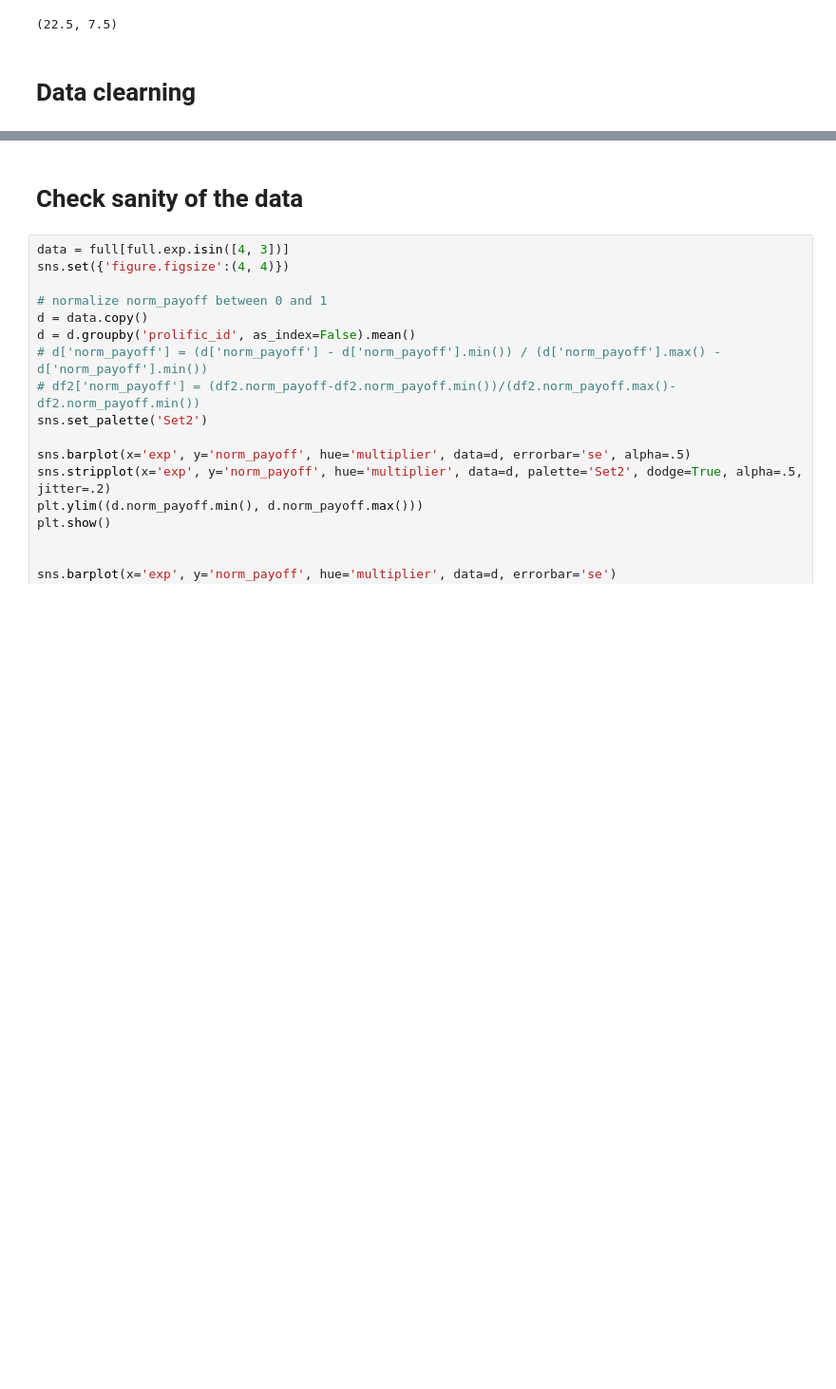
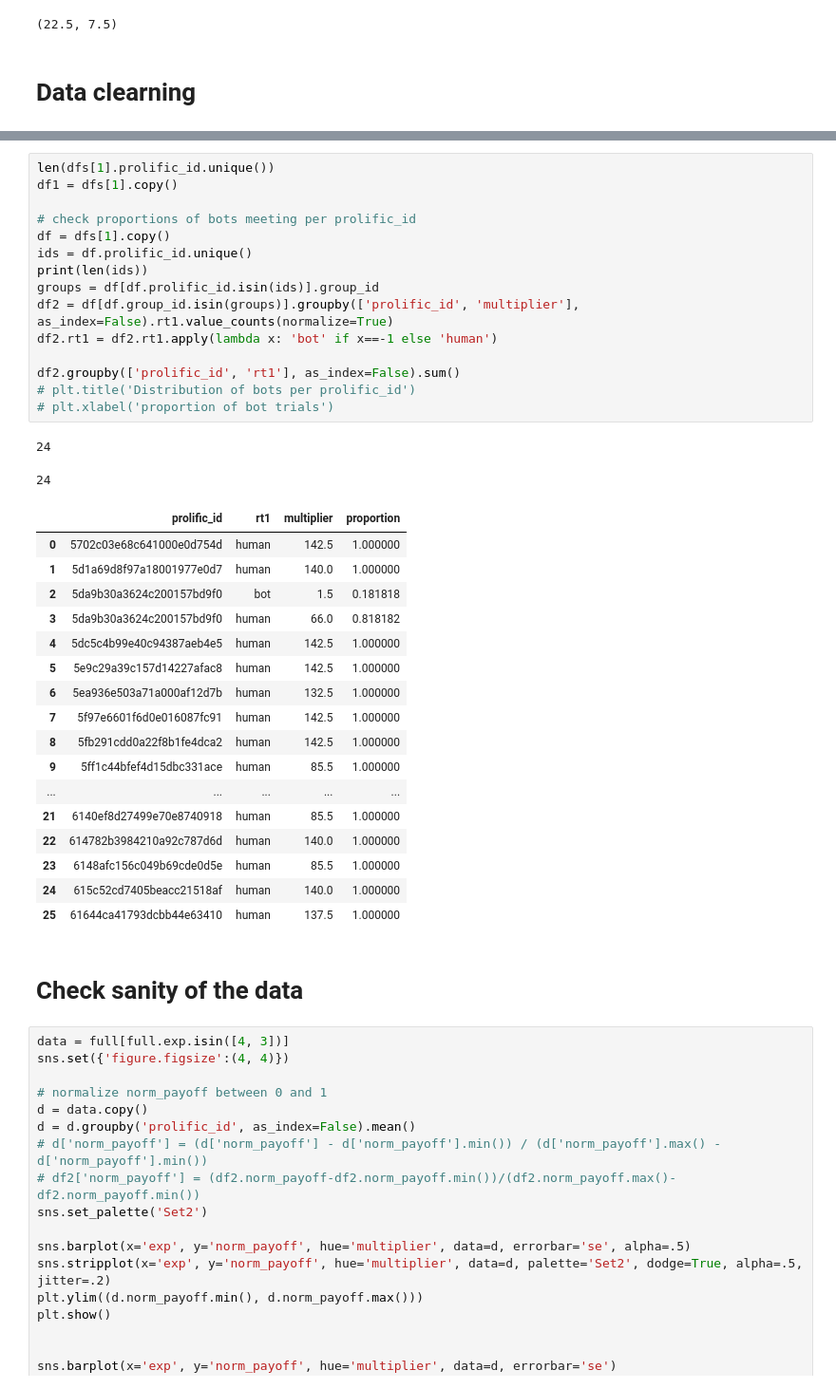
Before and after one commit to bsgarcia/CovidGoodGameAnalysis, a Jupyter notebook: analysis_single.ipynb, the cells around one changed output, grey strips where cells are left out. Shown at 95% size. Drawn from its saved outputs; the diff is of its cells as text; blank space fills up the shorter version.

```diff
--- a/analysis_single.ipynb
+++ b/analysis_single.ipynb
@@ -263,6 +268,41 @@ Start treating Exp.  3
 Exp 3 N=56 filename=data/theresa_single.csv
 Start treating Exp.  4
 Exp 4 N=46 filename=data/cost_single_final_58.csv
+# %%
+len(dfs[1].prolific_id.unique())
+df1 = dfs[1].copy()
+
+# check proportions of bots meeting per prolific_id
+df = dfs[1].copy()
+ids = df.prolific_id.unique()
+print(len(ids))
+groups = df[df.prolific_id.isin(ids)].group_id
+df2 = df[df.group_id.isin(groups)].groupby(['prolific_id', 'multiplier'], as_index=False).rt1.value_counts(normalize=True)
+df2.rt1 = df2.rt1.apply(lambda x: 'bot' if x==-1 else 'human')
+
+df2.groupby(['prolific_id', 'rt1'], as_index=False).sum()
+# plt.title('Distribution of bots per prolific_id')
+# plt.xlabel('proportion of bot trials')
+# %% [output]
+24
+24
+|  | prolific_id | rt1 | multiplier | proportion |
+| 0 | 5702c03e68c641000e0d754d | human | 142.5 | 1.000000 |
+| 1 | 5d1a69d8f97a18001977e0d7 | human | 140.0 | 1.000000 |
+| 2 | 5da9b30a3624c200157bd9f0 | bot | 1.5 | 0.181818 |
+| 3 | 5da9b30a3624c200157bd9f0 | human | 66.0 | 0.818182 |
+| 4 | 5dc5c4b99e40c94387aeb4e5 | human | 142.5 | 1.000000 |
+| 5 | 5e9c29a39c157d14227afac8 | human | 142.5 | 1.000000 |
+| 6 | 5ea936e503a71a000af12d7b | human | 132.5 | 1.000000 |
+| 7 | 5f97e6601f6d0e016087fc91 | human | 142.5 | 1.000000 |
+| 8 | 5fb291cdd0a22f8b1fe4dca2 | human | 142.5 | 1.000000 |
+| 9 | 5ff1c44bfef4d15dbc331ace | human | 85.5 | 1.000000 |
+| ... | ... | ... | ... | ... |
+| 21 | 6140ef8d27499e70e8740918 | human | 85.5 | 1.000000 |
+| 22 | 614782b3984210a92c787d6d | human | 140.0 | 1.000000 |
+| 23 | 6148afc156c049b69cde0d5e | human | 85.5 | 1.000000 |
+| 24 | 615c52cd7405beacc21518af | human | 140.0 | 1.000000 |
+| 25 | 61644ca41793dcbb44e63410 | human | 137.5 | 1.000000 |
 # %% [markdown]
 # Check sanity of the data
 # %%
```
Also changed, not shown: parts of 5 cells of this notebook, 6 other files.
